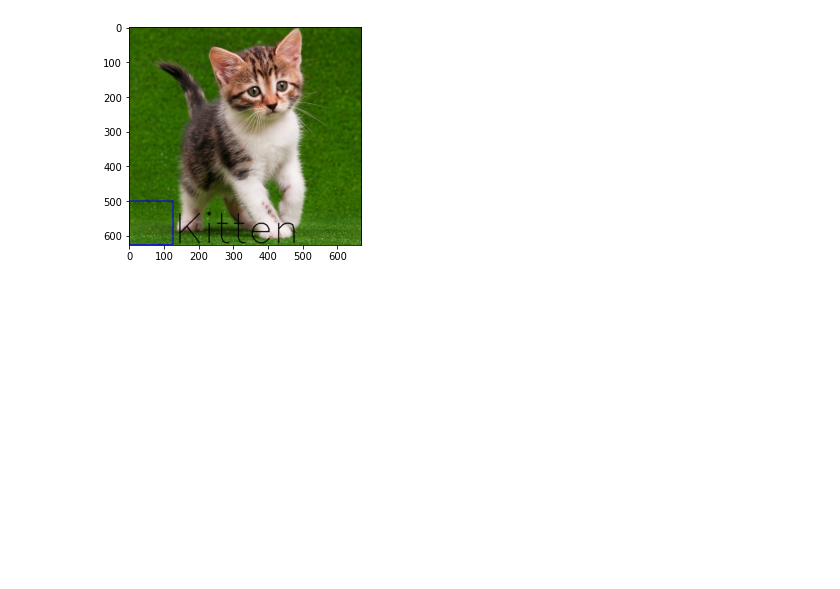
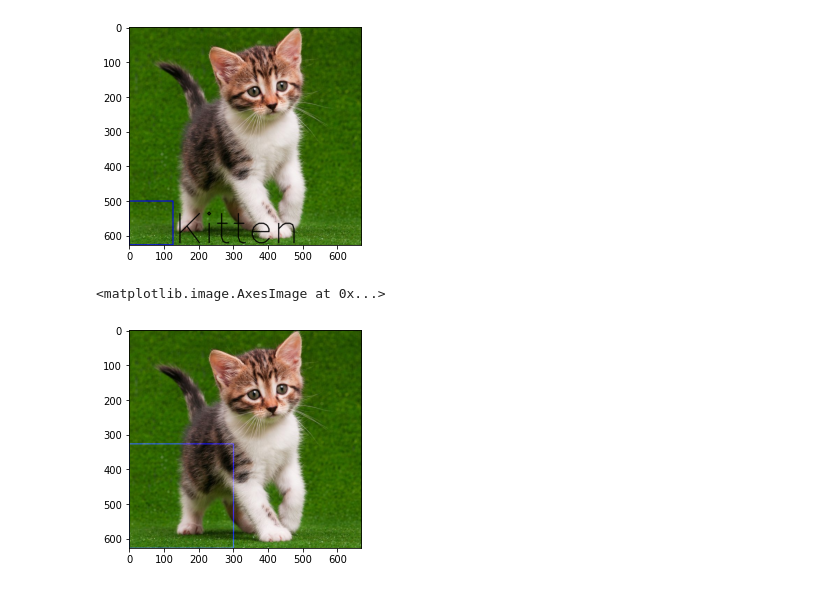
Before and after one commit to AnnisaFitry/PCVK_Genap_2023, a Jupyter notebook: week2.ipynb, the cells around one changed output. Cells and saved outputs as stored; diff of their text form; code cells hidden in the pictures; blank space fills up the shorter version.

```diff
--- a/week2.ipynb
+++ b/week2.ipynb
@@ -311,3 +311,31 @@ plt.imshow(imgt8)
 # %% [output]
 <matplotlib.image.AxesImage at 0x...>
 [figure]
+# %%
+# Load the image
+img_xx = cv.imread('/content/drive/MyDrive/images/kitten01.jpg')
+
+# img_xx = np.zeros(xx, np.uint8)
+# Split the image into its 3 channels (BGR)
+b, g, r = cv.split(img_xx)
+
+# Ambil channel B
+# b = img_xx[:,:,0]
+# g = img_xx[:,0,:]
+# r = img_xx[0,:,:]
+
+# g=0
+# r=0
+
+# Tentukan koordinat sudut kiri bawah
+x, y = b.shape[:2]
+
+# Gambar rectangle pada channel B
+cv.rectangle(b, pt1=(0, int(x-300)), pt2=(300, int(x)), color=(255,0,0), thickness=2)
+
+xx_final = cv.merge((r,g,b))
+
+plt.imshow(xx_final)
+# %% [output]
+<matplotlib.image.AxesImage at 0x...>
+[figure, added]
```
Also changed, not shown: parts of 2 cells of this notebook.
